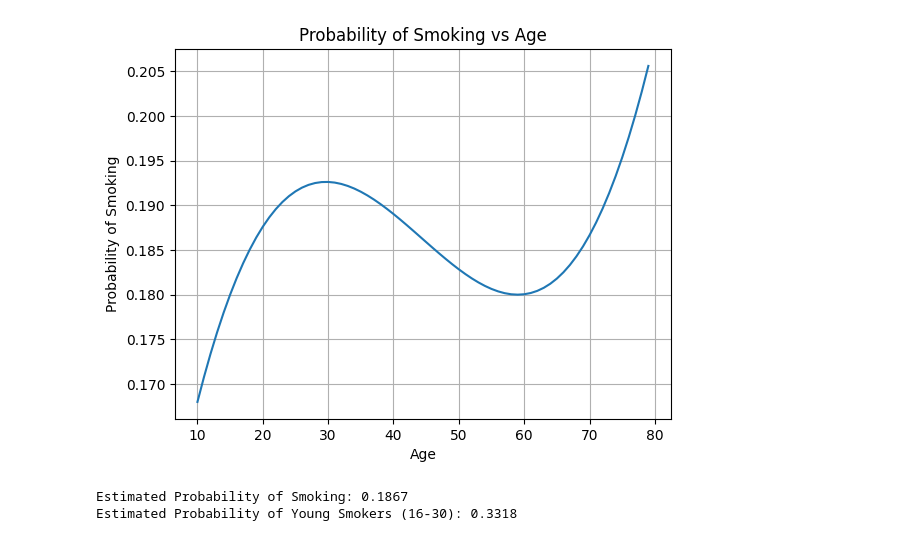
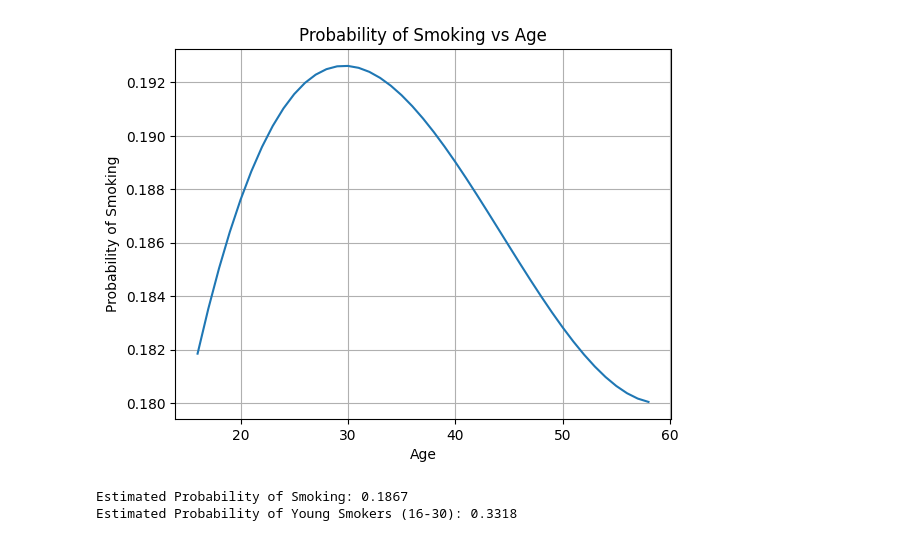
Before and after one commit to athmath/simai, a Jupyter notebook: notebooks/SSE_Exam_2026/pr2.ipynb, the cells around one changed output. Drawn from its saved outputs; the diff is of its cells as text; code cells hidden in the pictures.

```diff
--- a/notebooks/SSE_Exam_2026/pr2.ipynb
+++ b/notebooks/SSE_Exam_2026/pr2.ipynb
@@ -5,16 +5,16 @@ import matplotlib.pyplot as plt
 def smoking_probability(age):
     return 0.18+(age-15)*(59-age)**2/1e6
 # %%
-x=np.arange(10, 80)
+x=np.arange(16, 59)
 y=smoking_probability(x)
 plt.plot(x, y)
 plt.xlabel('Age')
 plt.ylabel('Probability of Smoking')
 plt.title('Probability of Smoking vs Age')
 plt.grid()
 plt.show()
 # %% [output]
-[figure, old version]
+[figure, new version]
 # %%
 def smoking_simulation(lbage, ubage, num_people):
     ages = np.random.uniform(lbage, ubage, num_people)
```
